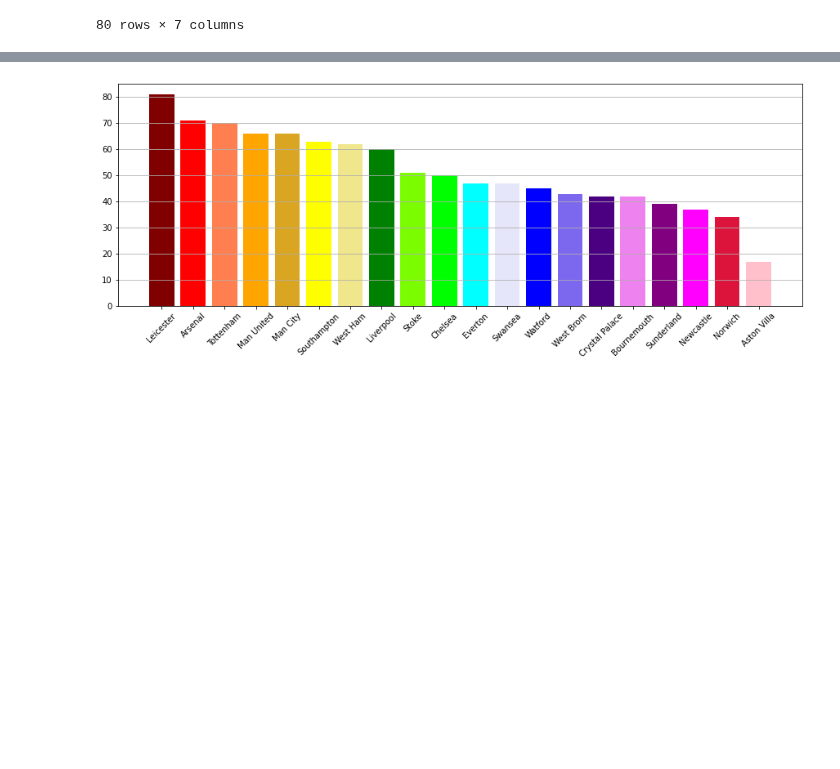
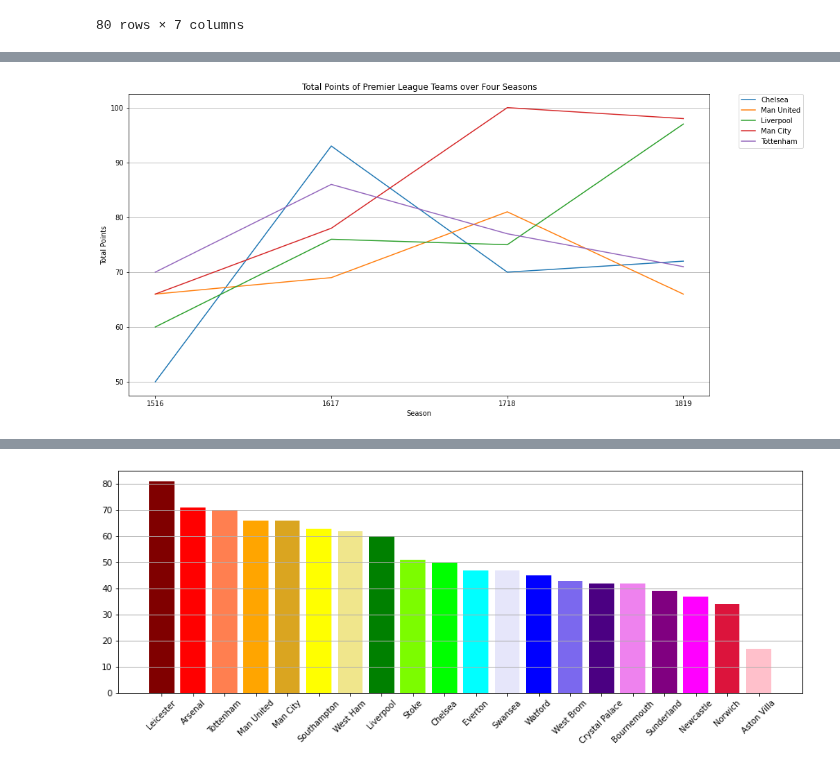
Before and after one commit to ethomps33/Premier_League_Sports_Analysis, a Jupyter notebook: Untitled.ipynb, the cells around one changed output, grey strips where cells are left out. Drawn from its saved outputs; the diff is of its cells as text; code cells hidden in the pictures; blank space fills up the shorter version.

Commit message:
Made new df and line graph for the top 5 teams over the 4 seasons

```diff
--- a/Untitled.ipynb
+++ b/Untitled.ipynb
@@ -364,0 +366,8 @@ for team in set(wins_season['HomeTeam']):
+# %%
+city=wins_season[wins_season['HomeTeam']=='Man City']
+liv=wins_season[wins_season['HomeTeam']=='Liverpool']
+tot=wins_season[wins_season['HomeTeam']=='Tottenham']
+chel=wins_season[wins_season['HomeTeam']=='Chelsea']
+manu=wins_season[wins_season['HomeTeam']=='Man United']
+top_teams=pd.concat([city,liv,tot,chel,manu], axis=0)
+top_teams
@@ -364,0 +392,12 @@ for team in set(wins_season['HomeTeam']):
+# %%
+plt.figure(figsize=(15,8))
+for team in set(top_teams['HomeTeam']):
+    temp=wins_season[wins_season['HomeTeam']==team]
+    plt.plot(temp['Season'],temp['Total Points'], label=team)
+    plt.legend(bbox_to_anchor=(1.05, 1), loc='upper left', borderaxespad=0.)
+    plt.xlabel('Season')
+    plt.ylabel('Total Points')
+    plt.title('Total Points of Premier League Teams over Four Seasons')
+    plt.grid(axis='y')
+# %% [output]
+[figure, added]
```
Also changed, not shown: parts of 13 cells of this notebook.
